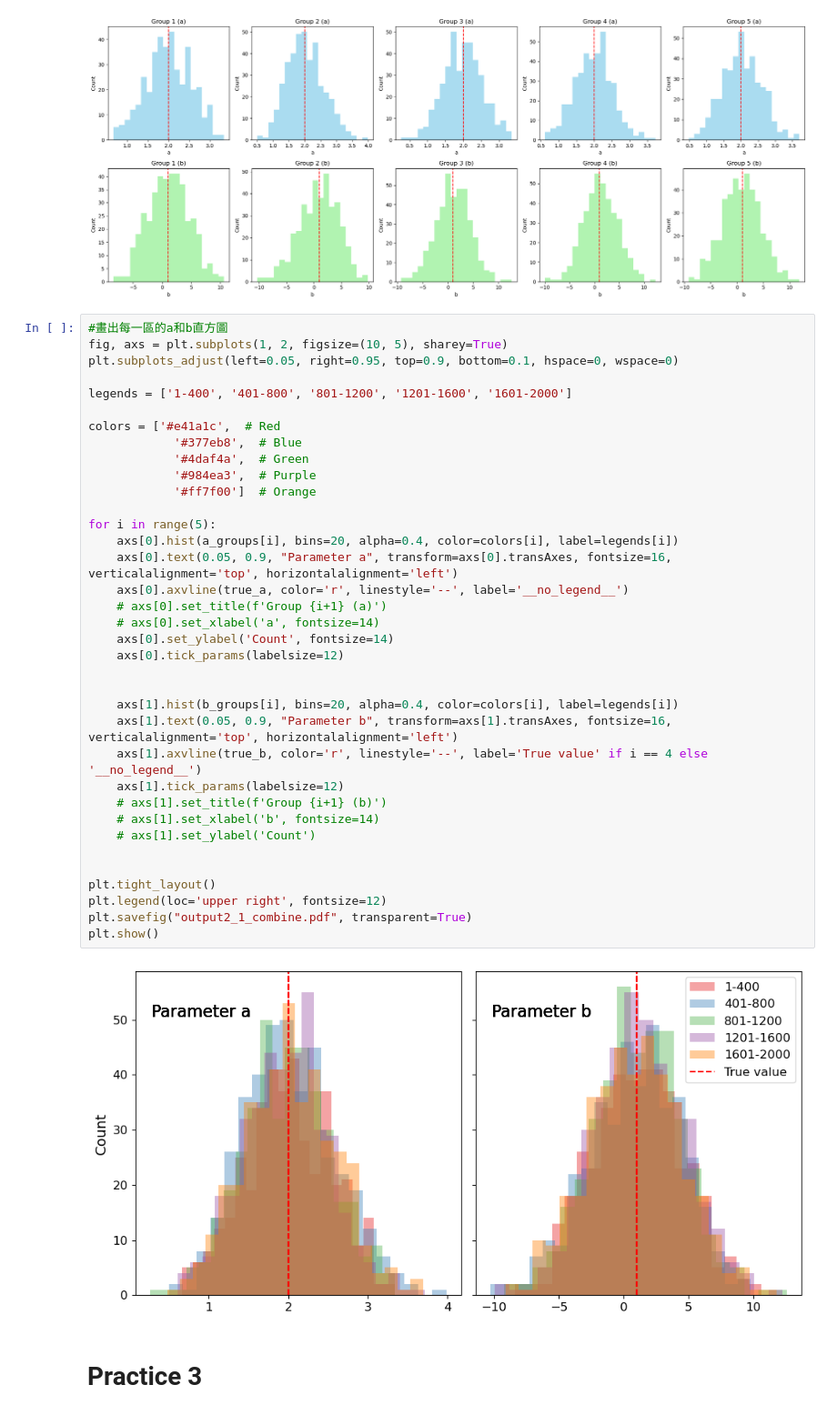
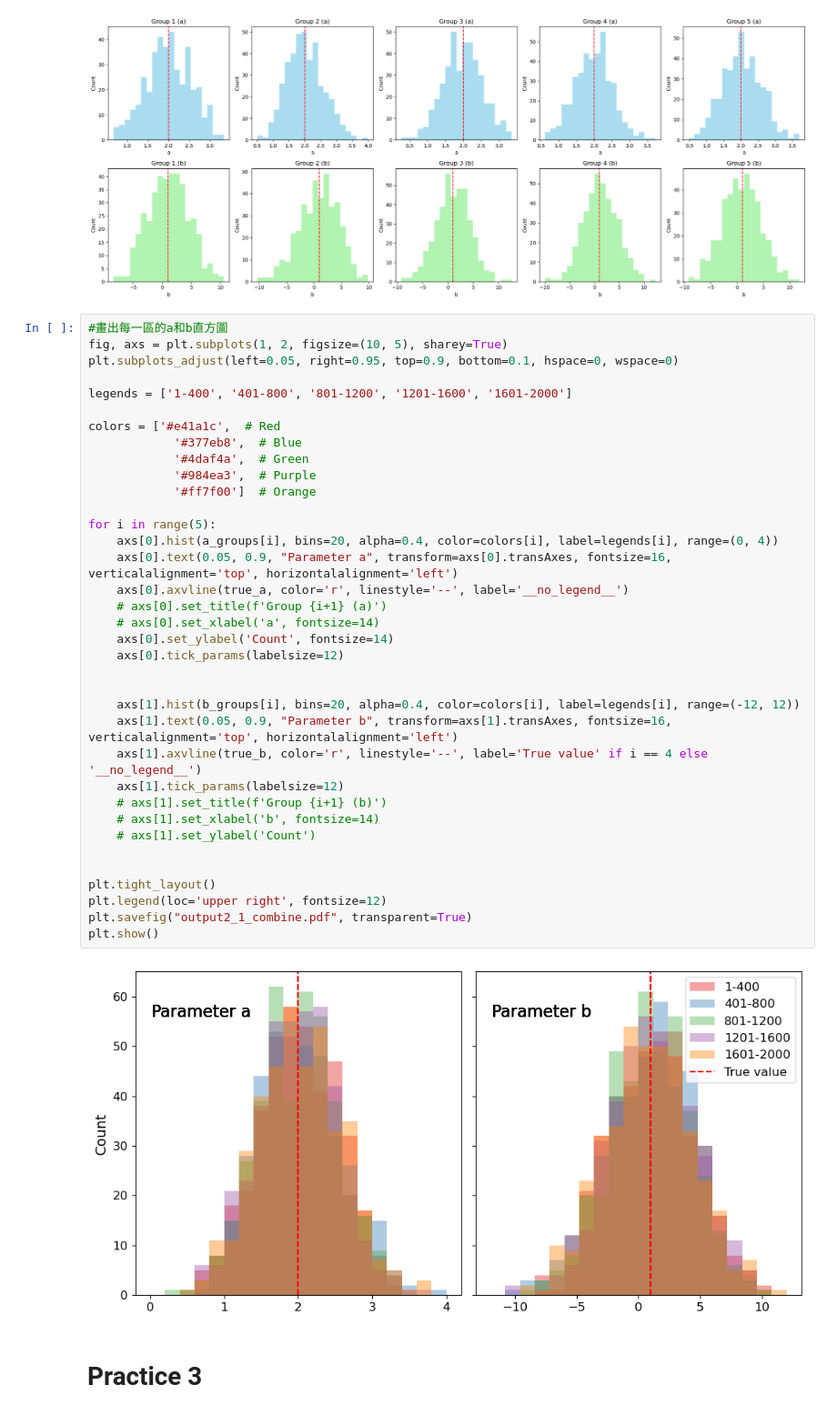
Before and after one commit to hyp0515/exp_phy_ii, a Jupyter notebook: may6/practice_1.ipynb, the cells around one changed output. Shown at 91% size. Drawn from its saved outputs; the diff is of its cells as text.

```diff
--- a/may6/practice_1.ipynb
+++ b/may6/practice_1.ipynb
@@ -250,36 +250,36 @@ plt.subplots_adjust(left=0.05, right=0.95, top=0.9, bottom=0.1, hspace=0, wspace
 legends = ['1-400', '401-800', '801-1200', '1201-1600', '1601-2000']
 
 colors = ['#e41a1c',  # Red
             '#377eb8',  # Blue
             '#4daf4a',  # Green
             '#984ea3',  # Purple
             '#ff7f00']  # Orange
 
 for i in range(5):
-    axs[0].hist(a_groups[i], bins=20, alpha=0.4, color=colors[i], label=legends[i])
+    axs[0].hist(a_groups[i], bins=20, alpha=0.4, color=colors[i], label=legends[i], range=(0, 4))
     axs[0].text(0.05, 0.9, "Parameter a", transform=axs[0].transAxes, fontsize=16, verticalalignment='top', horizontalalignment='left')
     axs[0].axvline(true_a, color='r', linestyle='--', label='__no_legend__')
     # axs[0].set_title(f'Group {i+1} (a)')
     # axs[0].set_xlabel('a', fontsize=14)
     axs[0].set_ylabel('Count', fontsize=14)
     axs[0].tick_params(labelsize=12)
 
 
-    axs[1].hist(b_groups[i], bins=20, alpha=0.4, color=colors[i], label=legends[i])
+    axs[1].hist(b_groups[i], bins=20, alpha=0.4, color=colors[i], label=legends[i], range=(-12, 12))
     axs[1].text(0.05, 0.9, "Parameter b", transform=axs[1].transAxes, fontsize=16, verticalalignment='top', horizontalalignment='left')
     axs[1].axvline(true_b, color='r', linestyle='--', label='True value' if i == 4 else '__no_legend__')
     axs[1].tick_params(labelsize=12)
     # axs[1].set_title(f'Group {i+1} (b)')
     # axs[1].set_xlabel('b', fontsize=14)
     # axs[1].set_ylabel('Count')
 
 
 plt.tight_layout()
 plt.legend(loc='upper right', fontsize=12)
 plt.savefig("output2_1_combine.pdf", transparent=True)
 plt.show()
 # %% [output]
-[figure, old version]
+[figure, new version]
 # %% [markdown]
 # Practice 3
 # %%
```
Also changed, not shown: 11 other files.
